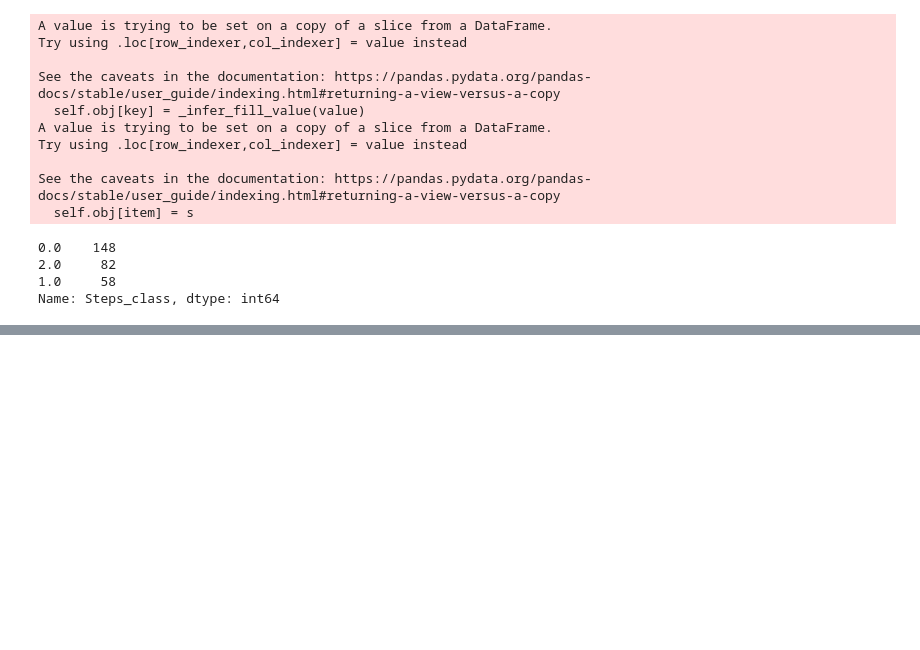
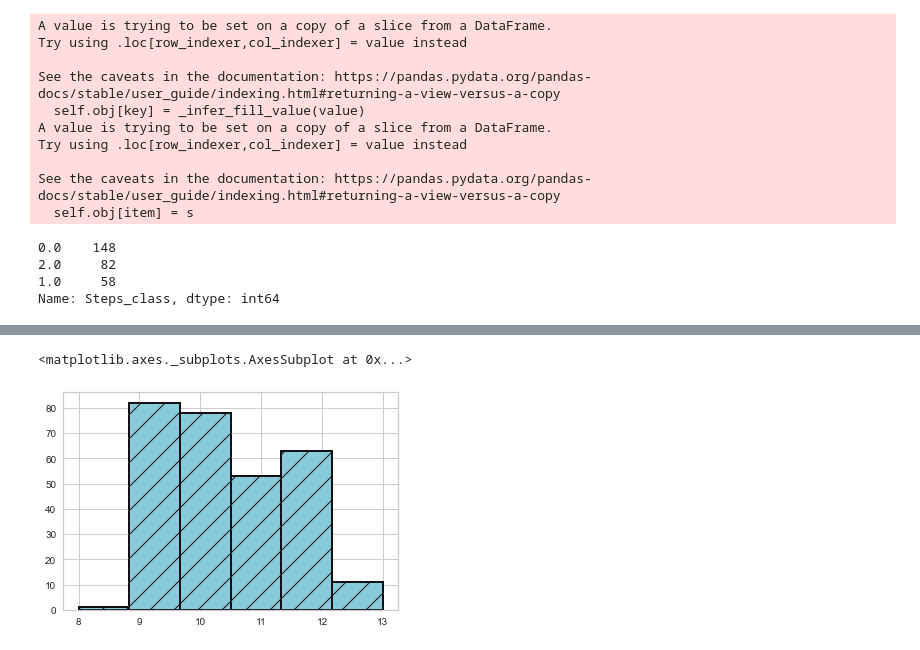
Before and after one commit to Shoarmin/baproject, a Jupyter notebook: final.ipynb, the cells around one changed output, grey strips where cells are left out. Saved outputs shown, nothing was run; the diff lists cells and outputs as text; code cells hidden in the pictures; blank space fills up the shorter version.

```diff
--- a/final.ipynb
+++ b/final.ipynb
@@ -568,0 +714,5 @@ Model Performance
+# %%
+display(full_table_13['Age'].hist(bins=6, linewidth=2, facecolor='c', hatch='/', edgecolor='k',fill=True))
+# %% [output]
+<matplotlib.axes._subplots.AxesSubplot at 0x...>
+[figure, added]
```
Also changed, not shown: parts of 11 cells of this notebook.
